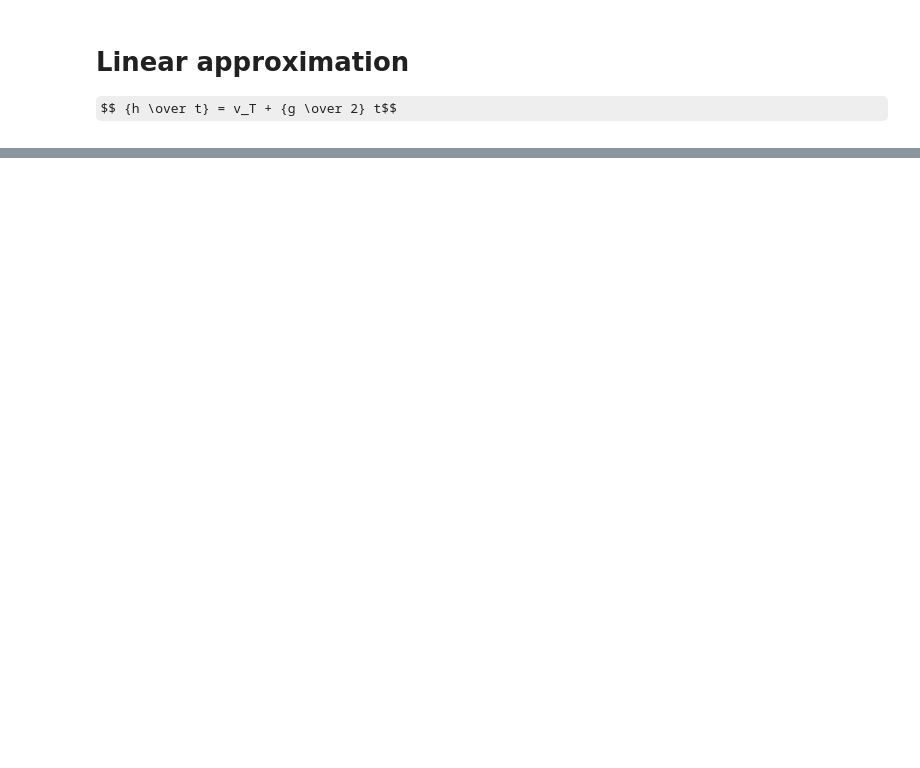
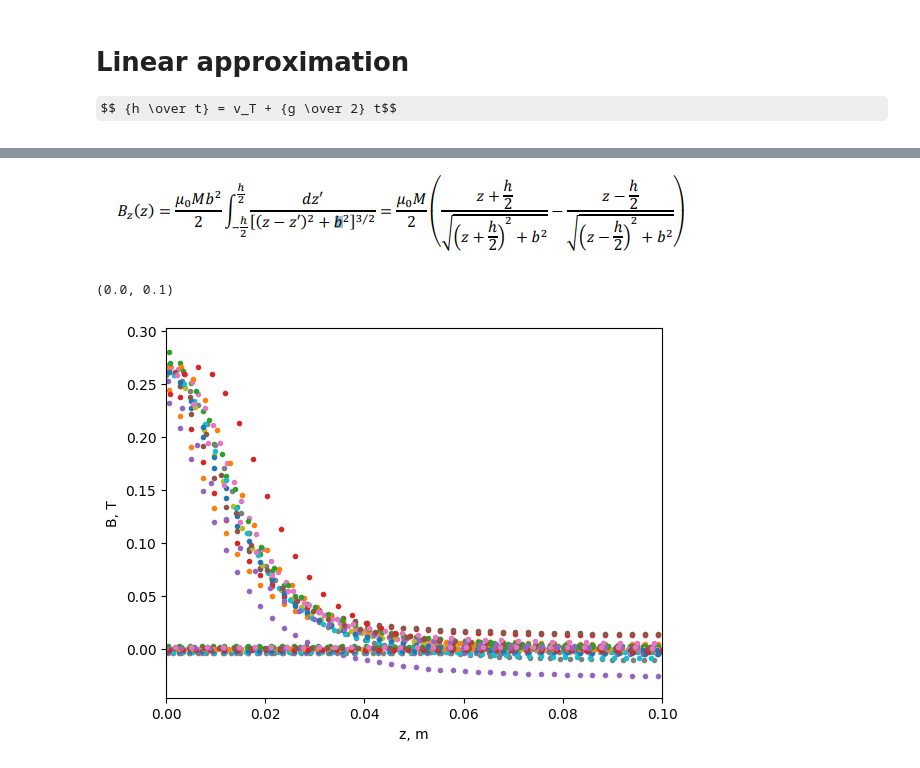
Before and after one commit to evgeny-kolonsky/Lab2_inductance, a Jupyter notebook: Lab2_Inductance.ipynb, the cells around one changed output, grey strips where cells are left out. Drawn from its saved outputs; the diff is of its cells as text; code cells hidden in the pictures; some formulas as TeX source; blank space fills up the shorter version.

```diff
--- a/Lab2_Inductance.ipynb
+++ b/Lab2_Inductance.ipynb
@@ -181,0 +186,40 @@ Text(0, 0.5, '$\\Phi_2$, [T]')
+# %% [markdown]
+![image.png](embedded-picture-1)
+# %%
+h= 2e-2 # m
+b = 1e-2 #m
+D = 35e-3 #m, diameter slil A, B
+a = np.pi*D*D/4
+mu0 = scipy.constants.mu_0
+
+M = []
+for i in range(0, 17):
+
+    time, Vx, Vy = load_data(i)
+    Vx -= np.mean(Vx[-10:-1]) #get rid of offset
+    Vy -= np.mean(Vy[:10])    #get rid of offset
+
+    #correct time
+    phi_bx = cumtrapz(Vx, time, initial=0)
+    phi_by = cumtrapz(Vy, time, initial=0)
+    time -= time[np.argmax(np.abs(phi_bx))] # set time =0 when magnet passes slil A (Channel X)
+
+    B_ = phi_by/windings[i]/a
+    z_ = (v_t *time + acc*time**2/2 - locations[i])
+    dist_dependence = (z_ + h/2)/np.sqrt((z_ + h/2)**2 + b**2) - (z_ - h/2)/np.sqrt((z_ - h/2)**2 + b**2).tolist()
+
+    reg2 = linregress(dist_dependence, B_*2/mu0)
+    M_reg2 = reg2.slope
+    M.append(M_reg2)
+    #plt.plot(z_, dist_dependence*M_reg2, 'b--', label='model' )
+    plt.plot(z_, B_, '.')
+
+
+#plt.legend()
+plt.xlabel('z, m')
+plt.ylabel('B, T')
+#plt.ylim(-0.01, .2)
+plt.xlim(0, .1)
+# %% [output]
+(0.0, 0.1)
+[figure, added]
```
Also changed, not shown: parts of 12 cells of this notebook.
